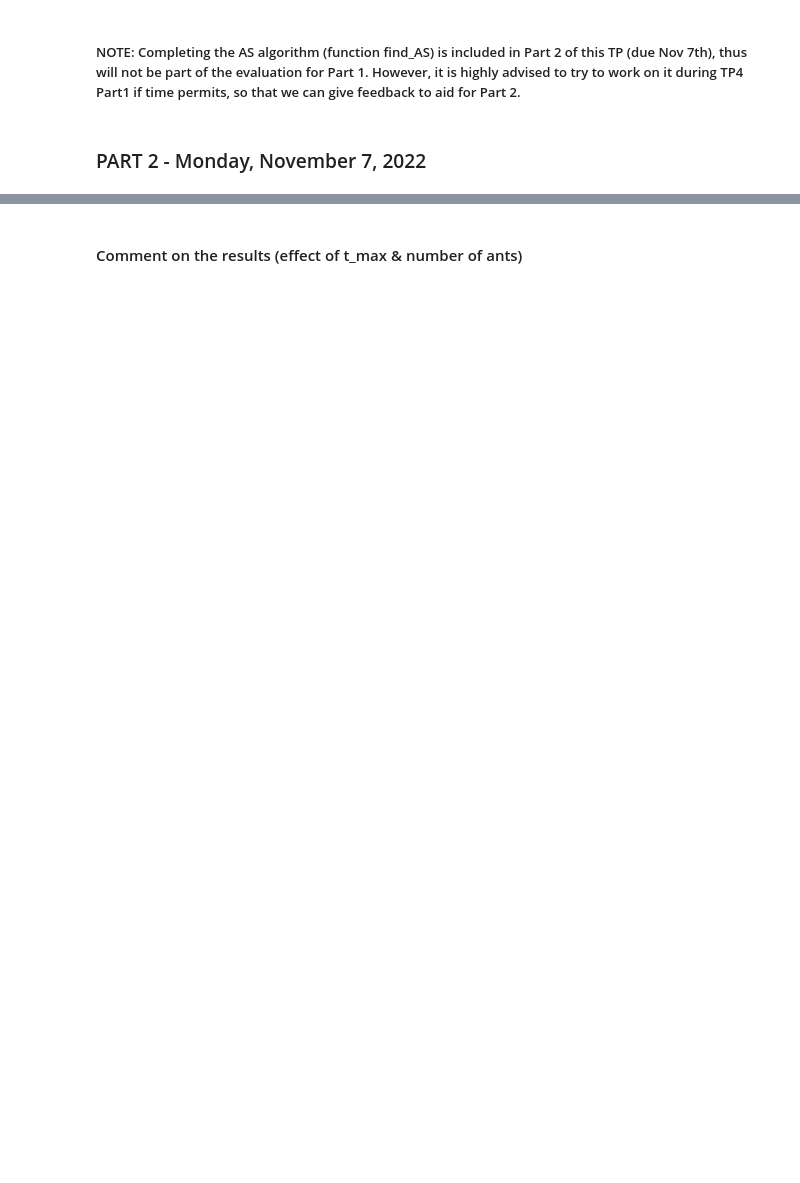
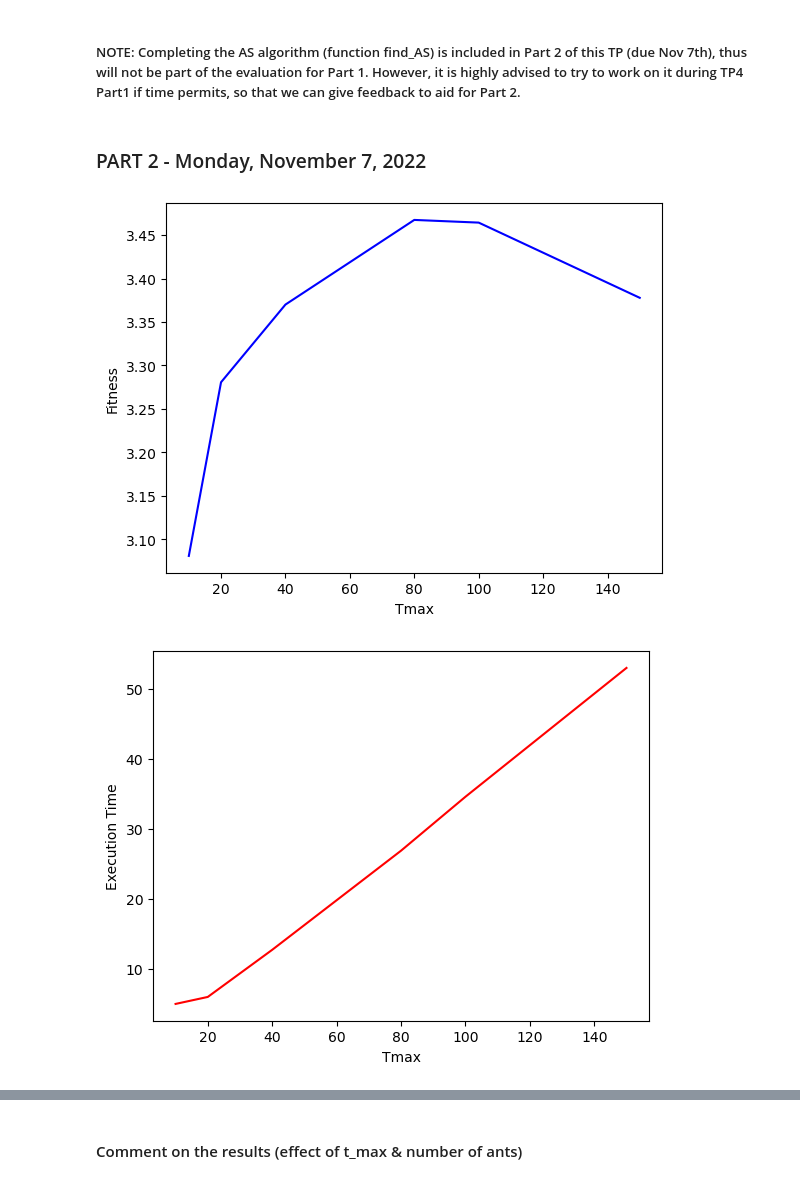
Before and after one commit to Arkanthara/metaheuristics_for_optimization, a Jupyter notebook: code/Donnet_Michel_Jean_Joseph_TP4_2024.ipynb, the cells around one changed output, grey strips where cells are left out. Drawn from its saved outputs; the diff is of its cells as text; code cells hidden in the pictures; blank space fills up the shorter version.

```diff
--- a/code/Donnet_Michel_Jean_Joseph_TP4_2024.ipynb
+++ b/code/Donnet_Michel_Jean_Joseph_TP4_2024.ipynb
@@ -25,7 +26,7 @@ def cities_coordinates(filename):
     return np.genfromtxt(filename, dtype=str)
 # %%
 class AT:
-    def __init__(self, cities: np.ndarray, alpha: float = 5, beta: float = 1) -> None:
+    def __init__(self, cities: np.ndarray, alpha: float = 1, beta: float = 5) -> None:
         '''
         Initialize class AT with a city set, and alpha and beta parameters.
         T : dictionary of pheremone quantities between points (c1, c2)
@@ -158,7 +159,7 @@ class AT:
         return visited, fitness, Delta
 
     # find solution by Ant System Algorithm
-    def find_AS(self, tmax, rho: float = 0.5, ants: int = 10, alpha: float = 5, beta: float = 1):
+    def find_AS(self, tmax, ants: int = 10, alpha: float = 1, beta: float = 5):
         # TODO
         '''
         perform the Ant System algorithm
@@ -186,12 +187,14 @@ class AT:
         start = time.time()
         self.alpha = alpha
         self.beta = beta
+        self.T = (np.ones((self.num_cities, self.num_cities)) - np.eye(self.num_cities)) / self.Q
+        rho = 0.1
         best_fitness = np.inf
         best_path = None
         for i in range(tmax):
+            ants_work = Parallel(n_jobs=-1)(delayed(lambda: self.ant_path())() for _ in range(ants))
             self.T *= (1 - rho)
-            for k in range(ants):
-                visited, fitness, delta = self.ant_path()
+            for visited, fitness, delta in ants_work:
                 self.T += delta
                 if fitness < best_fitness:
                     best_path = visited
@@ -256,7 +259,7 @@ class AT:
         plt.show(fig)
         plt.close(fig)
 
-    def compare_methods(self, tmax: int = 1000, ants: int = 10, alpha: float = 5, beta: float = 1, filename=None):
+    def compare_methods(self, tmax: int = 100, ants: int = 10, alpha: float = 1, beta: float = 5, filename=None):
         # TODO (Some Parts)
         '''
         compare greedy & AS methods, output statistics to file + box_plot, & plot paths for initial, best greedy, and best AS
@@ -302,7 +305,7 @@ class AT:
 
         #run AS 5 times
         for _ in range(5):
-            path, fitness, exec_time = self.find_AS(tmax, ants, alpha, beta)
+            path, fitness, exec_time = self.find_AS(tmax=tmax, ants=ants, alpha=alpha, beta=beta)
             results['AS']['path'].append(path)
             results['AS']['fitness'].append(fitness)
             results['AS']['exec_time'].append(exec_time)
@@ -346,7 +349,7 @@ class AT:
         self.plot_path(min_as_path, 'AS', f"path_AS_{self.num_cities}_{tmax}_{ants}_{alpha}_{beta}.png")
 
 
-    def compare_AS_tmax(self, g_fitness, ants: int = 10, alpha: float = 5, beta: float = 1):
+    def compare_AS_tmax(self, ants: int = 20, alpha: float = 1, beta: float = 5):
         # TODO (Some Parts)
         '''
         compare AS algorithm for different tmax & plot
@@ -364,14 +367,13 @@ class AT:
         '''
         ## TODO --------------------------------
         # different possibilities of tmax
-        tmax = self.num_cities**3
+        tmax = [10, 20, 40, 80, 100, 150]
         # --------------------------------------
-        self.Q = g_fitness
         all_c = []
         all_fitness = []
         all_exec_time = []
-        for t in range(tmax):
-            c, fitness, exec_time = self.find_AS(tmax=t, ants=ants, rho=0.5, alpha=alpha, beta=beta)
+        for t in tmax:
+            c, fitness, exec_time = self.find_AS(tmax=t, ants=ants, alpha=alpha, beta=beta)
             all_fitness.append(fitness)
             all_exec_time.append(exec_time)
         plt.plot(tmax, all_fitness, c='b')
@@ -385,7 +387,7 @@ class AT:
         plt.savefig("Time-Tmax.png")
         plt.show()
 
-    def compare_AS_ants(self, g_fitness, tmax: int = 1000, alpha: float = 5, beta: float = 1):
+    def compare_AS_ants(self, tmax: int = 100, alpha: float = 1, beta: float = 5):
         '''
         compare AS algorithm for different tmax & plot
 
@@ -402,13 +404,13 @@ class AT:
         '''
         ## TODO --------------------------------
         # different possibilities of ants
-        ants = self.num_cities
+        ants = [5, 10, 20, 40]
         # --------------------------------------
-        self.Q = g_fitness
+        # self.Q = g_fitness
         all_c = []
         all_fitness = []
         all_exec_time = []
-        for m in range(ants):
+        for m in ants:
             c, fitness, exec_time = self.find_AS(tmax=tmax, ants=m, alpha=alpha, beta=beta)
             all_fitness.append(fitness)
             all_exec_time.append(exec_time)
@@ -460,10 +469,10 @@ for i in c:
     d_pt[i] = d50 = {k: v for (k, v) in value}
 # %%
 ## Study effect of parameters, example on 'cities2.dat' file
-at2 = AT(data2)
-#run greedy once to get Lnn
-path, g_fitness, exec_time = at2.find_greedy()
 # Tmax variation
-at2.compare_AS_tmax(g_fitness)
+at2.compare_AS_tmax()
 # Number of Ants variation
-at2.compare_AS_ants(g_fitness)
+at2.compare_AS_ants()
+# %% [output]
+[figure, added]
+[figure, added]
```
Also changed, not shown: parts of 7 cells of this notebook, 19 other files.
